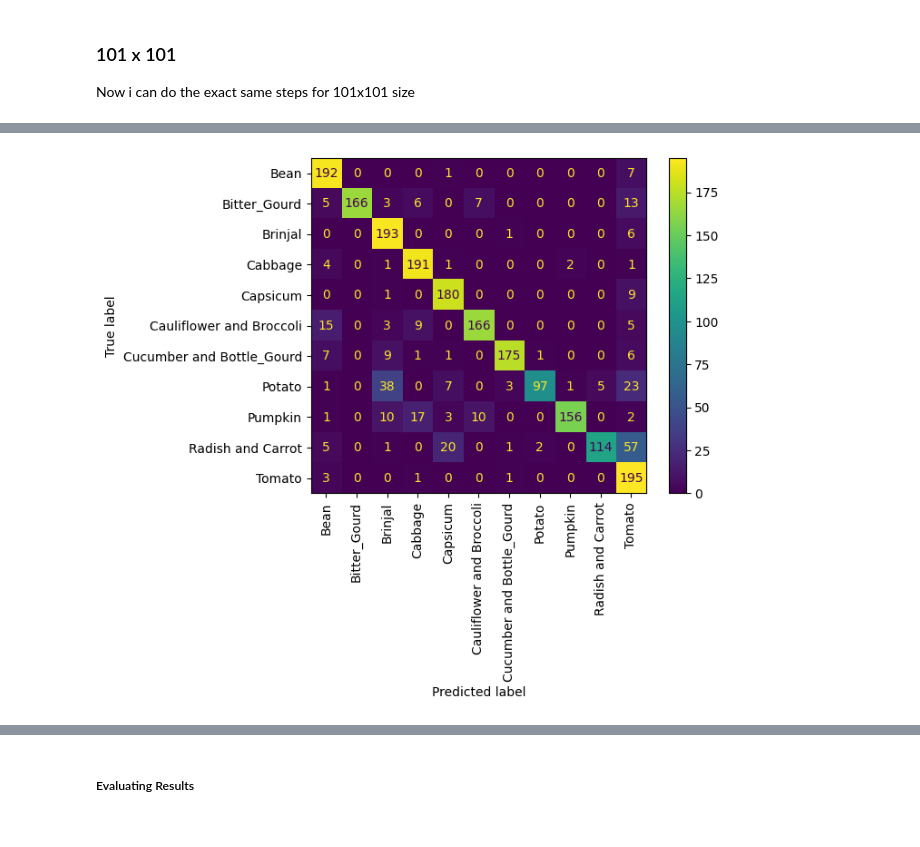
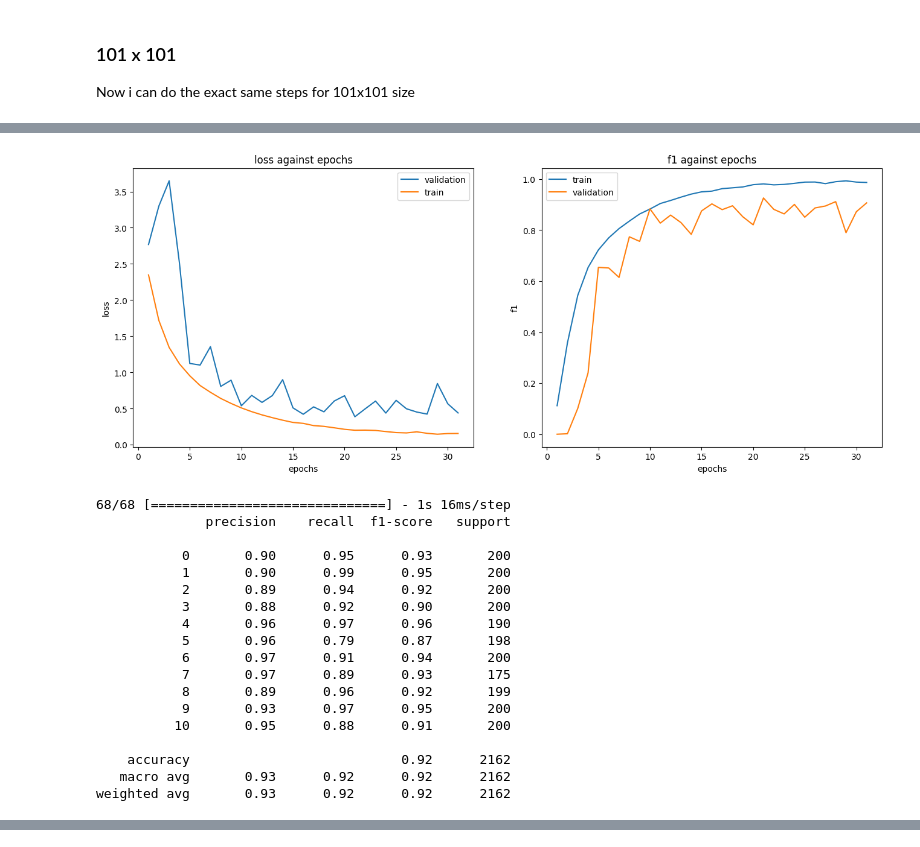
Before and after one commit to stupidbutsmart/DELE-CA1, a Jupyter notebook: CNN_v4 copy.ipynb, the cells around one changed output, grey strips where cells are left out. Saved outputs shown, nothing was run; the diff lists cells and outputs as text; code cells hidden in the pictures.

```diff
--- a/CNN_v4 copy.ipynb
+++ b/CNN_v4 copy.ipynb
@@ -1422,7 +1479,7 @@ model_checkpoint = ModelCheckpoint(filepath=os.path.join('stored_models' , f'bes
                                     mode='max'
                                    )
 # fitting
-model = create_model(**model_params)
+model = create_model(**model_params, learning_rate=3e-05)
 results = model.fit(X_train_101_augmented, y_train_101_augmented,
                     epochs=50,
                     batch_size=params['batch_size'],
@@ -1431,6 +1488,27 @@ results = model.fit(X_train_101_augmented, y_train_101_augmented,
                     class_weight=class_weights_dict_101,
                     verbose=1
                     )
+# plotting
+fig , ax = plt.subplots(1 , 2 , figsize=(16 , 6))
+epochs = range(1, len(results.history['val_loss']) + 1)
+
+# loss
+ax[0].plot(epochs , results.history['val_loss'], label='validation')
+ax[0].plot(epochs , results.history['loss'] , label='train')
+ax[0].legend()
+ax[0].set_xlabel('epochs')
+ax[0].set_ylabel('loss')
+ax[0].set_title('loss against epochs')
+
+# acc
+ax[1].plot(epochs , results.history['f1_score'] , label='train')
+ax[1].plot(epochs , results.history['val_f1_score'], label='validation')
+ax[1].legend()
+ax[1].set_xlabel('epochs')
+ax[1].set_ylabel('f1')
+ax[1].set_title('f1 against epochs')
+plt.show()
+
 # predict
 y_pred = model.predict(X_test_101)
 y_pred = np.argmax(y_pred, axis=1) # in non-onehot encoded format
@@ -1464 +1542,19 @@ weighted avg       0.88      0.84      0.84      2162
-[figure, old version]
+[figure, new version]
+68/68 [==============================] - 1s 16ms/step
+              precision    recall  f1-score   support
+
+           0       0.90      0.95      0.93       200
+           1       0.90      0.99      0.95       200
+           2       0.89      0.94      0.92       200
+           3       0.88      0.92      0.90       200
+           4       0.96      0.97      0.96       190
+           5       0.96      0.79      0.87       198
+           6       0.97      0.91      0.94       200
+           7       0.97      0.89      0.93       175
+           8       0.89      0.96      0.92       199
+           9       0.93      0.97      0.95       200
+          10       0.95      0.88      0.91       200
+
+    accuracy                           0.92      2162
+   macro avg       0.93      0.92      0.92      2162
+weighted avg       0.93      0.92      0.92      2162
@@ -1465,2 +1561,0 @@ weighted avg       0.88      0.84      0.84      2162
-# %% [markdown]
-##### Evaluating Results
```
Also changed, not shown: parts of 11 cells of this notebook, 3 other files.
